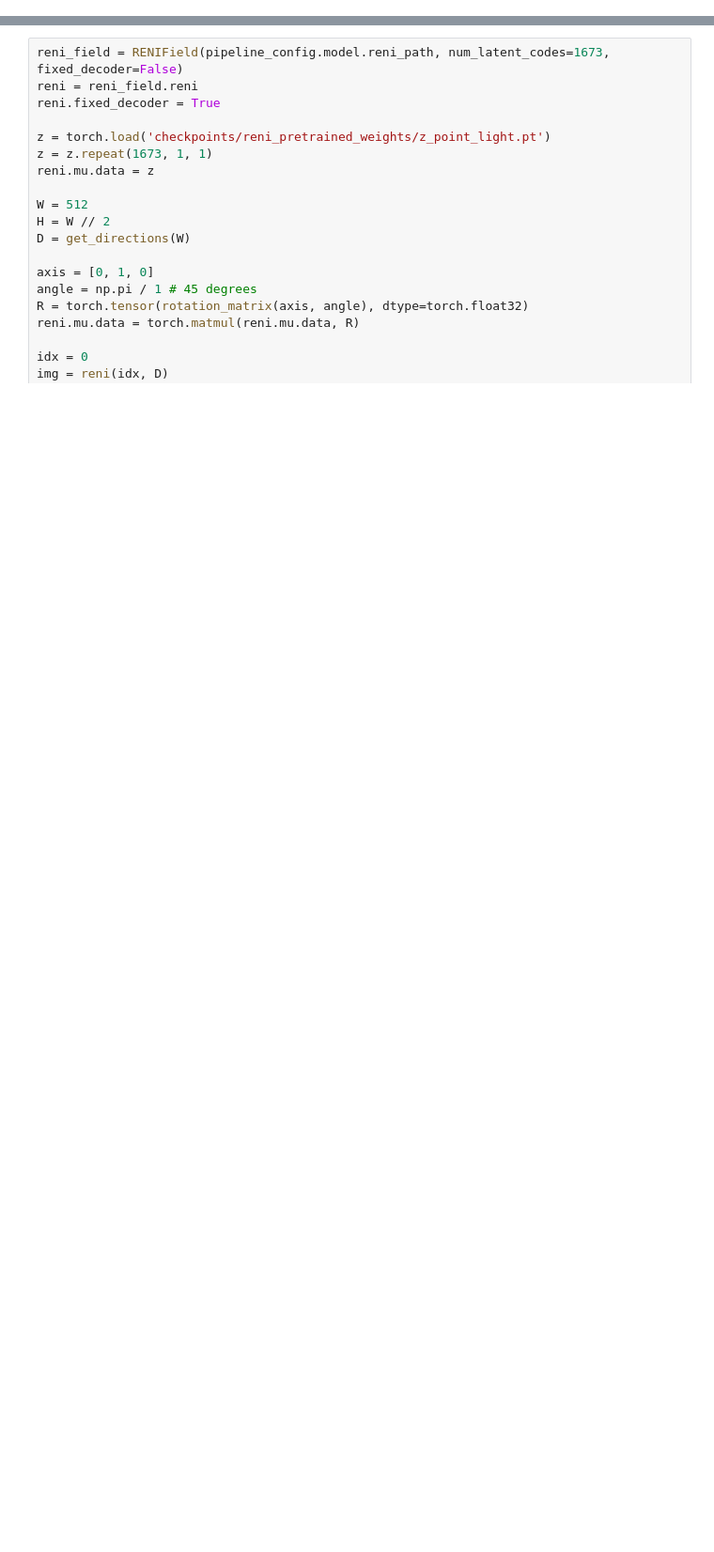
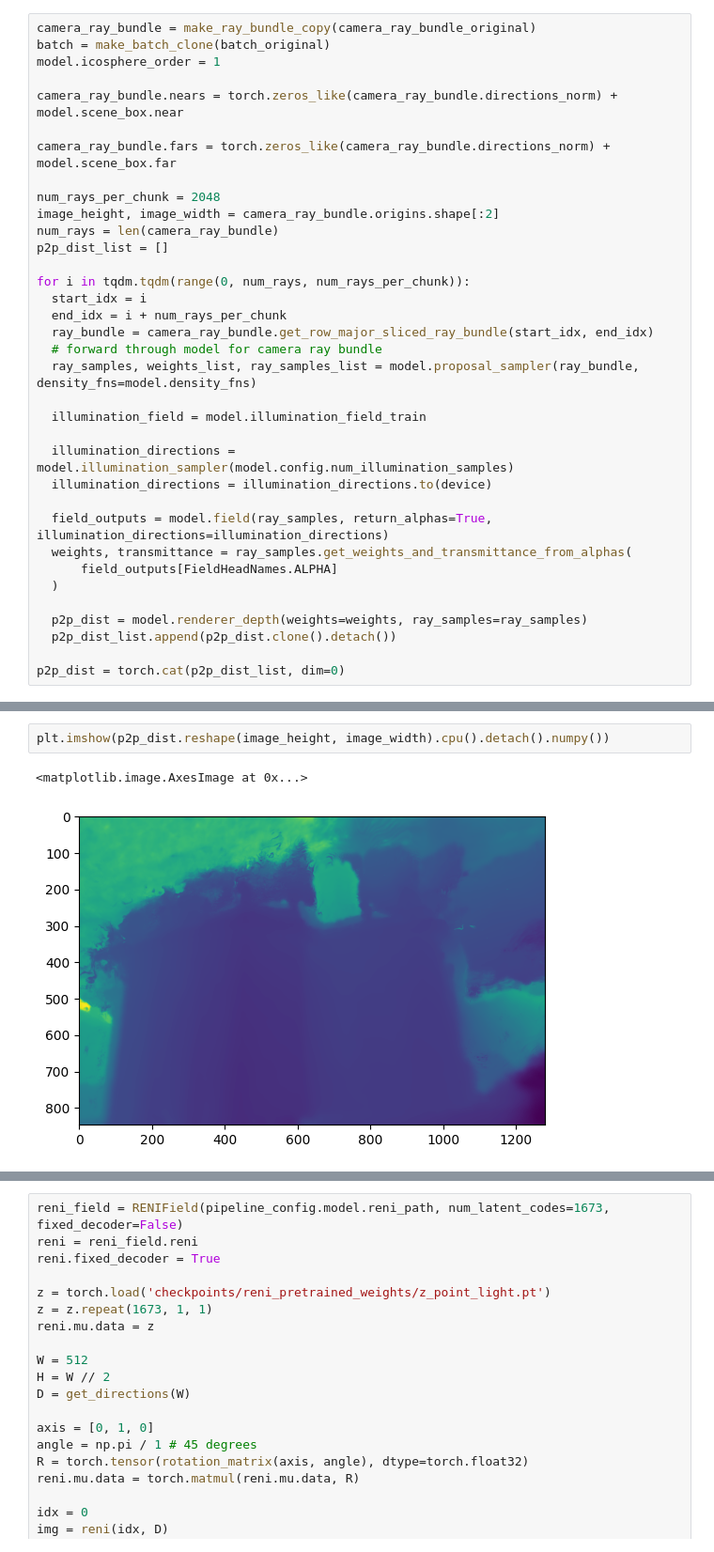
Before and after one commit to JADGardner/sdfstudio, a Jupyter notebook: notebooks/rotate_illumination.ipynb, the cells around one changed output, grey strips where cells are left out. Shown at 94% size. Saved outputs shown, nothing was run; the diff lists cells and outputs as text; blank space fills up the shorter version.

```diff
--- a/notebooks/rotate_illumination.ipynb
+++ b/notebooks/rotate_illumination.ipynb
@@ -133,0 +155,35 @@ True
+# %%
+camera_ray_bundle = make_ray_bundle_copy(camera_ray_bundle_original)
+batch = make_batch_clone(batch_original)
+model.icosphere_order = 1
+
+camera_ray_bundle.nears = torch.zeros_like(camera_ray_bundle.directions_norm) + model.scene_box.near
+
+camera_ray_bundle.fars = torch.zeros_like(camera_ray_bundle.directions_norm) + model.scene_box.far
+
+num_rays_per_chunk = 2048
+image_height, image_width = camera_ray_bundle.origins.shape[:2]
+num_rays = len(camera_ray_bundle)
+p2p_dist_list = []
+
+for i in tqdm.tqdm(range(0, num_rays, num_rays_per_chunk)):
+  start_idx = i
+  end_idx = i + num_rays_per_chunk
+  ray_bundle = camera_ray_bundle.get_row_major_sliced_ray_bundle(start_idx, end_idx)
+  # forward through model for camera ray bundle
+  ray_samples, weights_list, ray_samples_list = model.proposal_sampler(ray_bundle, density_fns=model.density_fns)
+
+  illumination_field = model.illumination_field_train
+
+  illumination_directions = model.illumination_sampler(model.config.num_illumination_samples)
+  illumination_directions = illumination_directions.to(device)
+
+  field_outputs = model.field(ray_samples, return_alphas=True, illumination_directions=illumination_directions)
+  weights, transmittance = ray_samples.get_weights_and_transmittance_from_alphas(
+      field_outputs[FieldHeadNames.ALPHA]
+  )
+
+  p2p_dist = model.renderer_depth(weights=weights, ray_samples=ray_samples)
+  p2p_dist_list.append(p2p_dist.clone().detach())
+
+p2p_dist = torch.cat(p2p_dist_list, dim=0)
@@ -133,0 +192,5 @@ True
+# %%
+plt.imshow(p2p_dist.reshape(image_height, image_width).cpu().detach().numpy())
+# %% [output]
+<matplotlib.image.AxesImage at 0x...>
+[figure, added]
```
Also changed, not shown: parts of 8 cells of this notebook, 9 other files.
